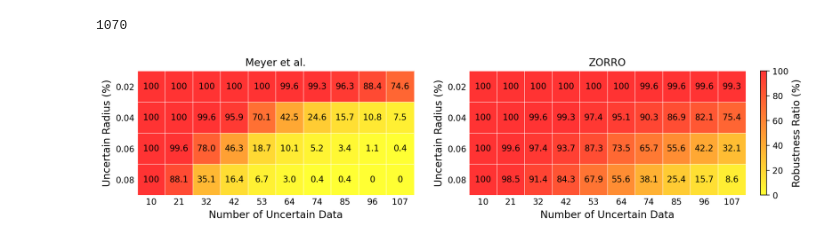
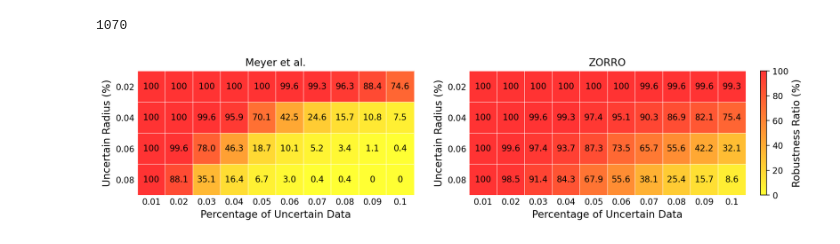
Before and after one commit to rx-72/Data-Augmentation-Project, a Jupyter notebook: Error Testing Notebooks/insurance_dataset/Leave_One_Out (LinearReg, MSE) Insurance test.ipynb, the cells around one changed output. Drawn from its saved outputs; the diff is of its cells as text; code cells hidden in the pictures.

```diff
--- a/Error Testing Notebooks/insurance_dataset/Leave_One_Out (LinearReg, MSE) Insurance test.ipynb
+++ b/Error Testing Notebooks/insurance_dataset/Leave_One_Out (LinearReg, MSE) Insurance test.ipynb
@@ -268,8 +270,6 @@ heatmap_data = df.multiply(100).values  # Convert fractions to percentages
 # Labels for x-axis and y-axis
 x_labels = df.columns.tolist()
 
-for i in range(0, len(x_labels)):
-    x_labels[i] = int(x_labels[i] * len(y_train))
 y_labels = [0.02, 0.04, 0.06, 0.08]
 
 # Create the heatmap plot
@@ -305,7 +305,7 @@ ax1.spines['bottom'].set_visible(False)
 
 # Set axis labels
 #ax1.set_xlabel('Percentage of Uncertain Data', fontsize=12)
-ax1.set_xlabel('Number of Uncertain Data', fontsize=12)
+ax1.set_xlabel('Percentage of Uncertain Data', fontsize=12)
 ax1.set_ylabel('Uncertain Radius (%)', fontsize=12)
 
 # Add text annotations
@@ -343,35 +343,35 @@ ax2.set_yticklabels(y_labels)
 ax2.tick_params(axis='both', which='both', length=0)  # Remove tick marks
 
 # Remove external boundaries
 ax2.spines['top'].set_visible(False)
 ax2.spines['right'].set_visible(False)
 ax2.spines['left'].set_visible(False)
 ax2.spines['bottom'].set_visible(False)
 
 # Set axis labels
 #ax2.set_xlabel('Percentage of Uncertain Data', fontsize=12)
-ax2.set_xlabel('Number of Uncertain Data', fontsize=12)
+ax2.set_xlabel('Percentage of Uncertain Data', fontsize=12)
 ax2.set_ylabel('Uncertain Radius (%)', fontsize=12)
 
 # Add text annotations
 for i in range(len(y_labels)):
     for j in range(len(x_labels)):
         if heatmap_data[i][j]==100:
             text = ax2.text(j, i, '100', ha='center', va='center', color='black')
         elif heatmap_data[i][j]==0:
             text = ax2.text(j, i, '0', ha='center', va='center', color='black')
         else:
             text = ax2.text(j, i, f'{np.around(heatmap_data[i][j], 1)}', ha='center',
                             va='center', color='black')
 ax2.set_title('ZORRO')
 
 # fig.suptitle('Robustness Ratio (%)', fontsize=14)
 plt.subplots_adjust(wspace=0.2, bottom=0.2, left=0.1, right=0.9)
 cb = fig.colorbar(heatmap2, ax=(ax1, ax2), orientation='vertical', pad=0.02)
 cb.set_label('Robustness Ratio (%)', fontsize=12)
 plt.savefig('graph_outs/insurance_linearReg_mse.pdf', bbox_inches='tight')
 # %% [output]
-[figure, old version]
+[figure, new version]
 # %%
 # Decision Tree research: 1% of the data
 array_indexes = np.zeros(len(X_train))
```
Also changed, not shown: parts of 4 cells of this notebook, 1 other file.
